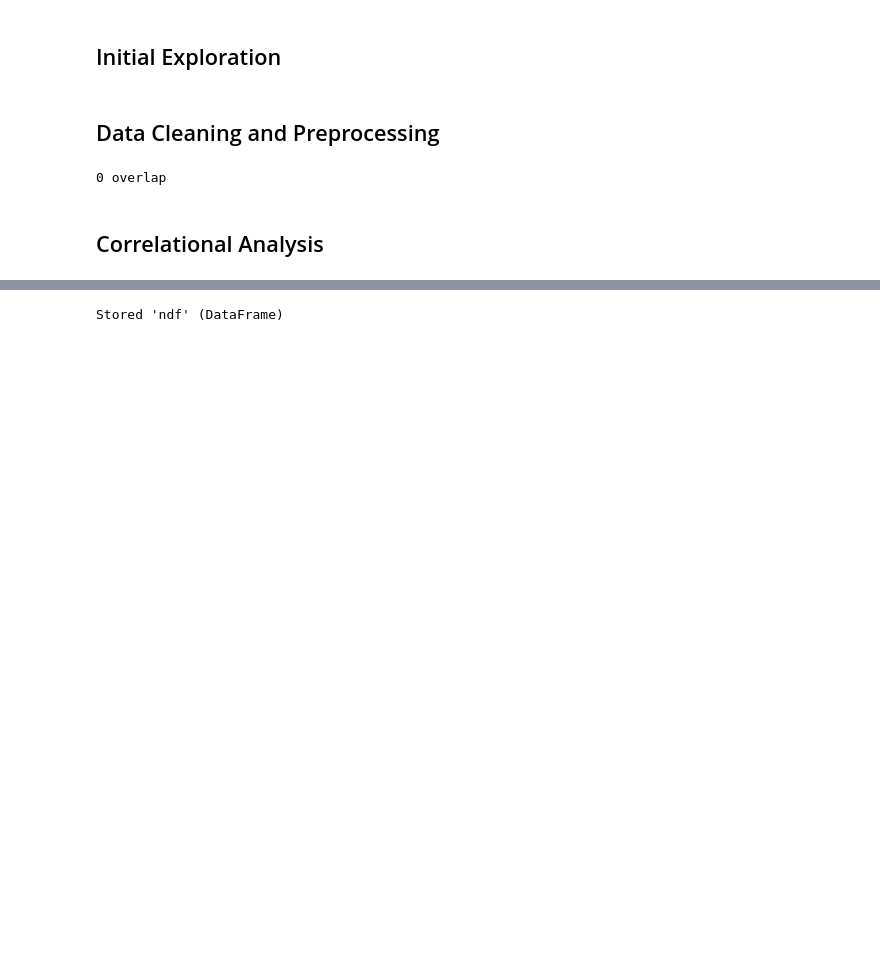
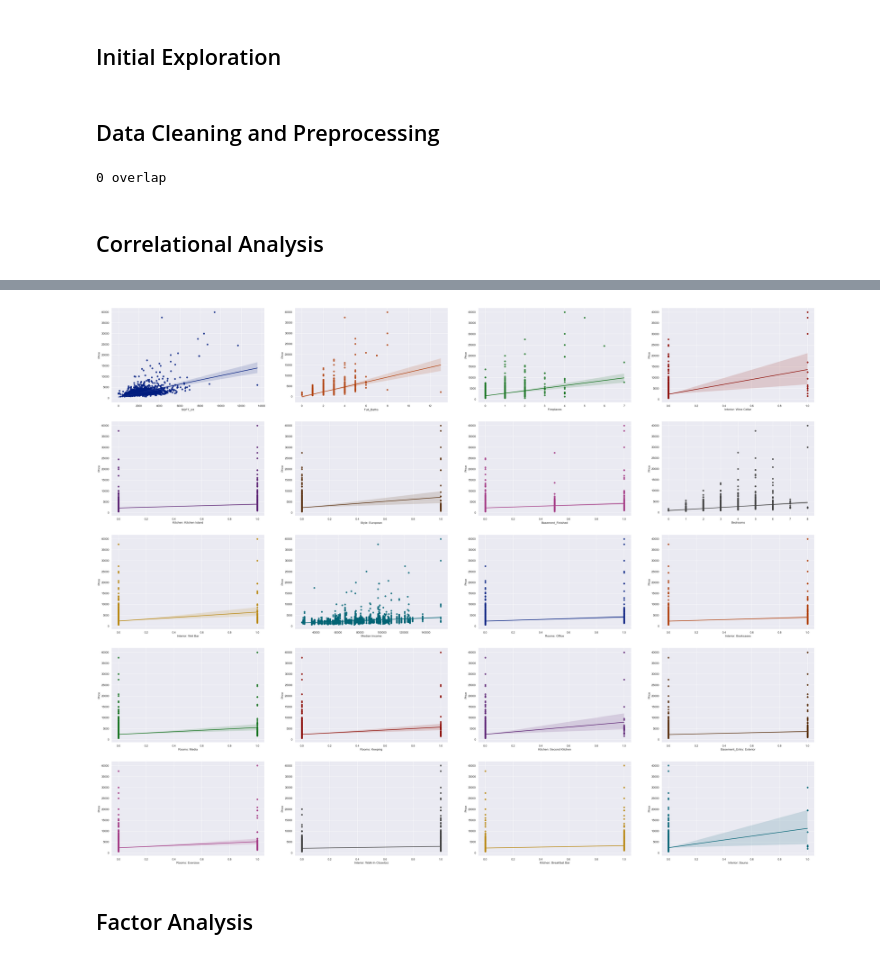
Before and after one commit to thearyanmittal/atl-home-rentals, a Jupyter notebook: analysis/exploration.ipynb, the cells around one changed output, grey strips where cells are left out. Drawn from its saved outputs; the diff is of its cells as text; code cells hidden in the pictures; blank space fills up the shorter version.

```diff
--- a/analysis/exploration.ipynb
+++ b/analysis/exploration.ipynb
@@ -295,0 +299,18 @@ ndf_descr = ndf.describe()
+# %%
+# violin plot or histogram for each column (detect outliers and view column distributions)
+fig3 = plt.figure(figsize=(100,100))
+palette1 = sns.color_palette(palette='deep', n_colors=len(ndf.columns))
+for i in range(len(ndf.columns)): # 203 columns
+    plt.subplot(16, 13, i+1)
+    if (col := ndf.iloc[:, i]).max() == 1:
+        hist = sns.histplot(data=ndf, x=col, bins=2, color=palette1[i])
+    else:
+        violin = sns.violinplot(data=ndf, y=col, color=palette1[i])
+
+        # visibly mark outliers (values beyond the whiskers)
+        q1, q3 = np.percentile(col, [25, 75])
+        lower_whisker = q1 - (q3 - q1) * 1.5 # standard whisker is 1.5x interquartile range
+        upper_whisker = q3 + (q3 - q1) * 1.5
+        sns.scatterplot(y=col[(col < lower_whisker) | (col > upper_whisker)], x=0, color='crimson') #visibly mark outliers
+
+plt.savefig('visuals/dists_features.png')
@@ -295,0 +331,12 @@ ndf_descr = ndf.describe()
+# %%
+# plots of top 20 correlated columns vs price
+fig4 = plt.figure(figsize=(50,40))
+palette2 = sns.color_palette(palette='dark', n_colors=20)
+for i in range(20):
+    plt.subplot(5, 4, i+1)
+    scatter = sns.regplot(data=ndf, x=ndf[top_corr[i]], y='Price', color=palette2[i])
+plt.savefig('visuals/selected_scatter_features.png')
+# %% [output]
+[figure, added]
+# %% [markdown]
+## Factor Analysis
@@ -296,5 +345,3 @@ ndf_descr = ndf.describe()
 # %%
-# store ndf for use in preprocessing.ipynb
-%store ndf
+# pickle ndf for use in data_prep.ipynb
+ndf.to_pickle('../data/ndf.pkl')
-# %% [output]
-Stored 'ndf' (DataFrame)
```
Also changed, not shown: parts of 11 cells of this notebook, 10 other files.
